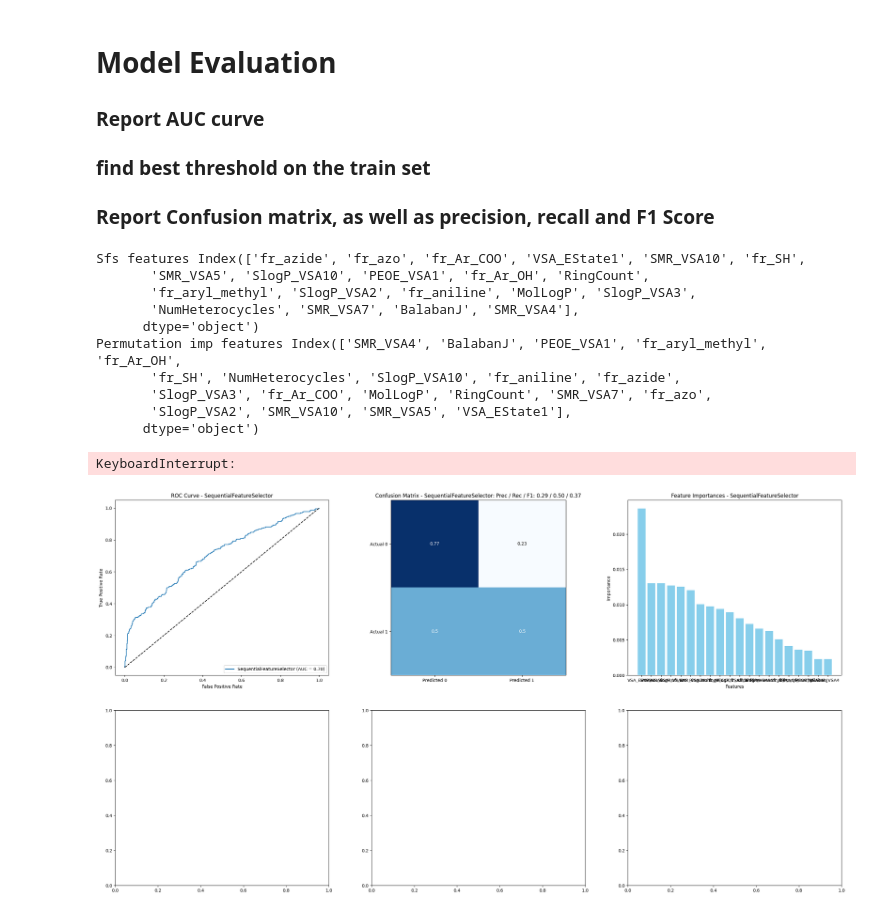
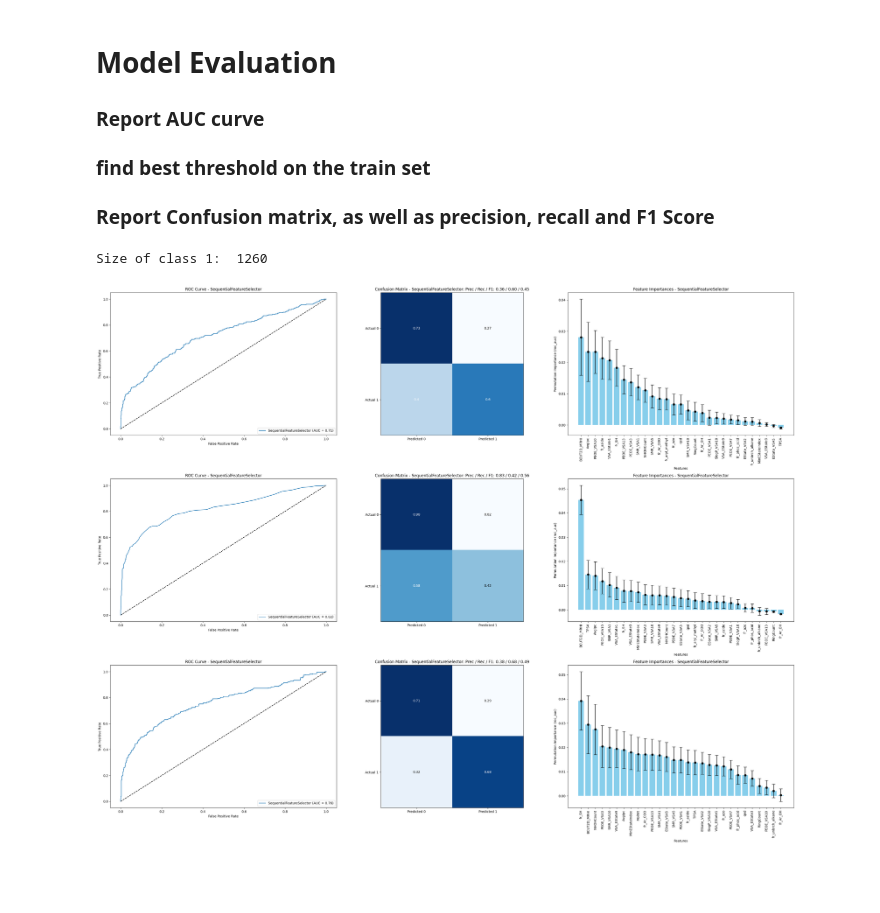
Before and after one commit to julianostermaier/cheminfo_project, a Jupyter notebook: hiv_classification.ipynb, the cells around one changed output. Drawn from its saved outputs; the diff is of its cells as text; code cells hidden in the pictures; blank space fills up the shorter version.

Commit message:
adding analysi of model robustness

```diff
--- a/hiv_classification.ipynb
+++ b/hiv_classification.ipynb
@@ -327,6 +321,6 @@ plt.show()
 [figure]
 # %%
 # 10 most correlated features with the target
-corr_features = correlations.head(50)
+corr_features = correlations.head(30)
 corr_features
 # %% [output]
@@ -471,9 +480,13 @@ def plot_model_results(idx, axes, model_name, tpr, fpr, performance_dict, import
 
     # plot bar plot of feature importances
     importances_mean = importances.mean().sort_values(ascending=False)
+    importances_std = importances.std().sort_values(ascending=False)
     axes[idx, 2].bar(importances_mean.index, importances_mean.values, color='skyblue')
+    # rotate x_labels by 90 degrees
+    axes[idx, 2].tick_params(axis='x', rotation=90)
+    axes[idx, 2].errorbar(importances_mean.index, importances_mean.values, yerr=importances_std.values, fmt='o', color='black', capsize=5)
     axes[idx, 2].set_title(f'Feature Importances - {model_name}')
-    axes[idx, 2].set_ylabel('Importance')
+    axes[idx, 2].set_ylabel('Permutation Importance (roc_auc)')
     axes[idx, 2].set_xlabel('Features')
 
     # Add text annotations to confusion matrix
@@ -486,27 +546,37 @@ def plot_model_results(idx, axes, model_name, tpr, fpr, performance_dict, import
+# %%
+# construct a logistic regression model to predict HIV_active based on functional group counts
+
+# randomly subsample the majority class to balance the dataset
+min_size = y.value_counts().min()
+factor = 4
+print('Size of class 1: ', min_size)
+balanced_df = pd.concat([
+    X_selected[X_selected['HIV active'] == 0].sample(min_size*factor, random_state=42, replace=True),
+    X_selected[X_selected['HIV active'] == 1].sample(min_size, random_state=42)
+])
+
+
+X_ = balanced_df.drop(columns=['HIV active'])
+y_ = balanced_df['HIV active']
+# %% [output]
+Size of class 1:  1260
 # %%
 # run logistic regression and random forest models
 
-models = [LogisticRegression(max_iter=100), RandomForestClassifier(n_estimators=30, random_state=42)]
+models = [
+    LogisticRegression(max_iter=100),
+    RandomForestClassifier(random_state=42),
+    SVC(probability=True, random_state=42)
+    ]
 
 for i, model in enumerate(models):
     X_train, X_test, y_train, y_test = train_test_split(X_, y_, test_size=0.2, random_state=42)
     model, tpr, fpr, optimal_threshold, performance_dict, importances = train_eval_model(model, X_train, y_train, X_test, y_test)
     if i == 0:
         fig, axes = plt.subplots(len(models), 3, figsize=(30, 8 * len(models)))
     plot = plot_model_results(i, axes, model.__class__.__name__, tpr, fpr, performance_dict, importances)
     if i == len(models) - 1:
         plt.tight_layout()
         plt.show()
 # %% [output]
-Sfs features Index(['fr_azide', 'fr_azo', 'fr_Ar_COO', 'VSA_EState1', 'SMR_VSA10', 'fr_SH',
-       'SMR_VSA5', 'SlogP_VSA10', 'PEOE_VSA1', 'fr_Ar_OH', 'RingCount',
-       'fr_aryl_methyl', 'SlogP_VSA2', 'fr_aniline', 'MolLogP', 'SlogP_VSA3',
-       'NumHeterocycles', 'SMR_VSA7', 'BalabanJ', 'SMR_VSA4'],
-      dtype='object')
-Permutation imp features Index(['SMR_VSA4', 'BalabanJ', 'PEOE_VSA1', 'fr_aryl_methyl', 'fr_Ar_OH',
-       'fr_SH', 'NumHeterocycles', 'SlogP_VSA10', 'fr_aniline', 'fr_azide',
-       'SlogP_VSA3', 'fr_Ar_COO', 'MolLogP', 'RingCount', 'SMR_VSA7', 'fr_azo',
-       'SlogP_VSA2', 'SMR_VSA10', 'SMR_VSA5', 'VSA_EState1'],
-      dtype='object')
-KeyboardInterrupt:
-[figure, old version]
+[figure, new version]
```
Also changed, not shown: parts of 20 cells of this notebook, 1 other file.
